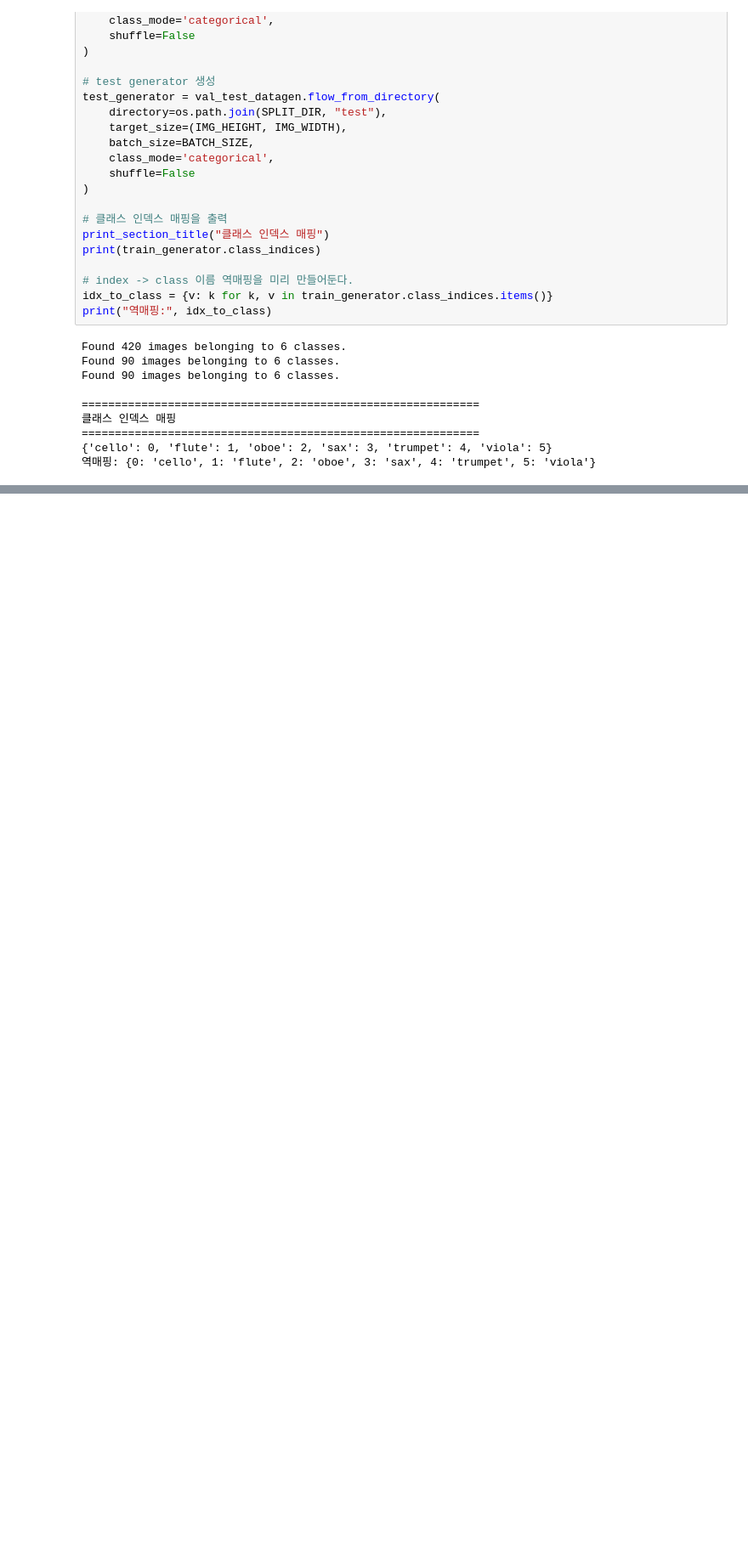
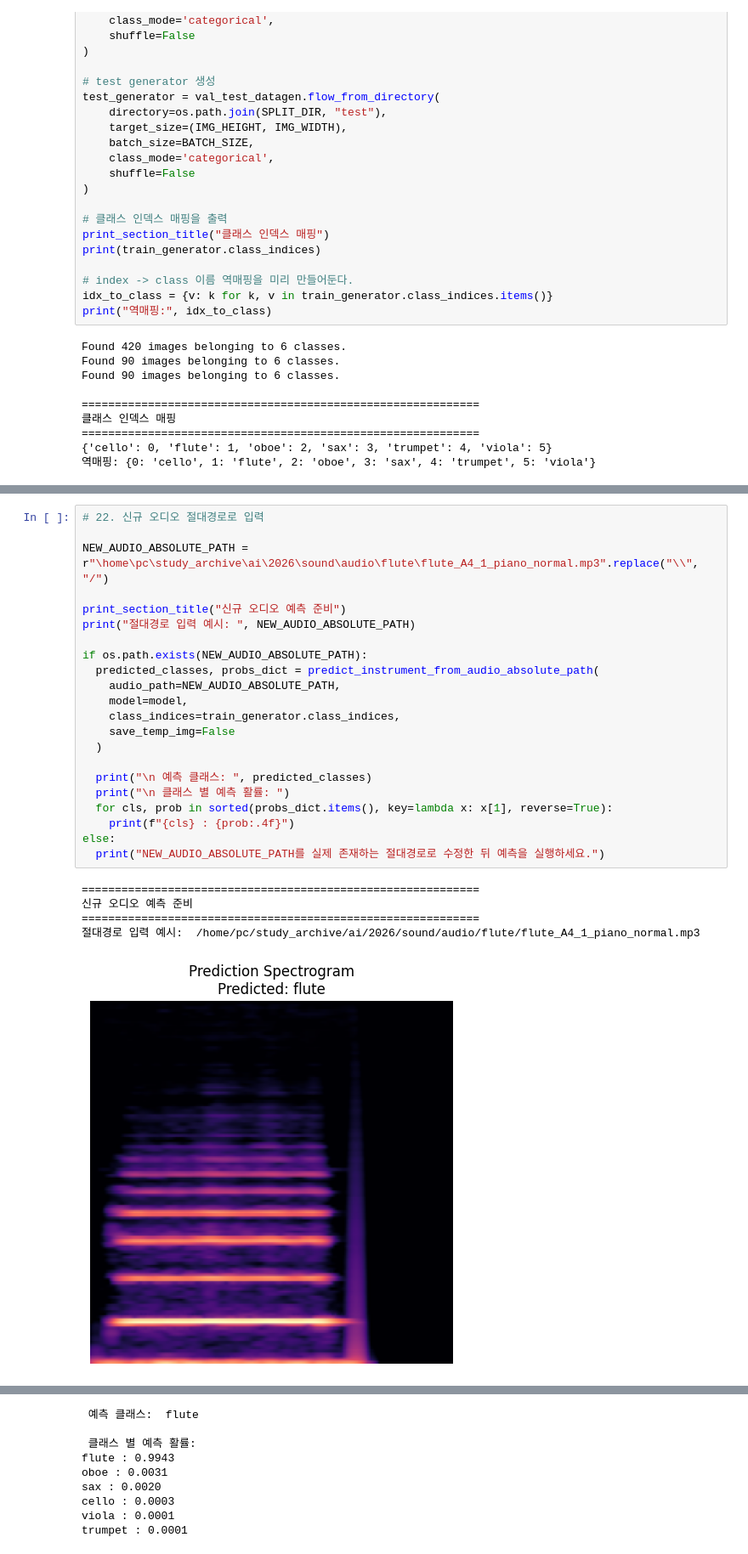
Before and after one commit to yamonge/study_archive, a Jupyter notebook: ai/2026/08/24/AI_Learning03.ipynb, the cells around one changed output, grey strips where cells are left out. Shown at 85% size. Drawn from its saved outputs; the diff is of its cells as text; blank space fills up the shorter version.

```diff
--- a/ai/2026/08/24/AI_Learning03.ipynb
+++ b/ai/2026/08/24/AI_Learning03.ipynb
@@ -694,0 +984,28 @@ Model: "sequential"
+# %%
+# 22. 신규 오디오 절대경로로 입력
+
+NEW_AUDIO_ABSOLUTE_PATH = r"\home\pc\study_archive\ai\2026\sound\audio\flute\flute_A4_1_piano_normal.mp3".replace("\\", "/")
+
+print_section_title("신규 오디오 예측 준비")
+print("절대경로 입력 예시: ", NEW_AUDIO_ABSOLUTE_PATH)
+
+if os.path.exists(NEW_AUDIO_ABSOLUTE_PATH):
+  predicted_classes, probs_dict = predict_instrument_from_audio_absolute_path(
+    audio_path=NEW_AUDIO_ABSOLUTE_PATH,
+    model=model,
+    class_indices=train_generator.class_indices,
+    save_temp_img=False
+  )
+
+  print("\n 예측 클래스: ", predicted_classes)
+  print("\n 클래스 별 예측 활률: ")
+  for cls, prob in sorted(probs_dict.items(), key=lambda x: x[1], reverse=True):
+    print(f"{cls} : {prob:.4f}")
+else:
+  print("NEW_AUDIO_ABSOLUTE_PATH를 실제 존재하는 절대경로로 수정한 뒤 예측을 실행하세요.")
+# %% [output]
+============================================================
+신규 오디오 예측 준비
+============================================================
+절대경로 입력 예시:  /home/pc/study_archive/ai/2026/sound/audio/flute/flute_A4_1_piano_normal.mp3
+[figure, added]
@@ -694,0 +1016,9 @@ Model: "sequential"
+ 예측 클래스:  flute
+
+ 클래스 별 예측 활률:
+flute : 0.9943
+oboe : 0.0031
+sax : 0.0020
+cello : 0.0003
+viola : 0.0001
+trumpet : 0.0001
```
Also changed, not shown: parts of 9 cells of this notebook, 4 other files.
